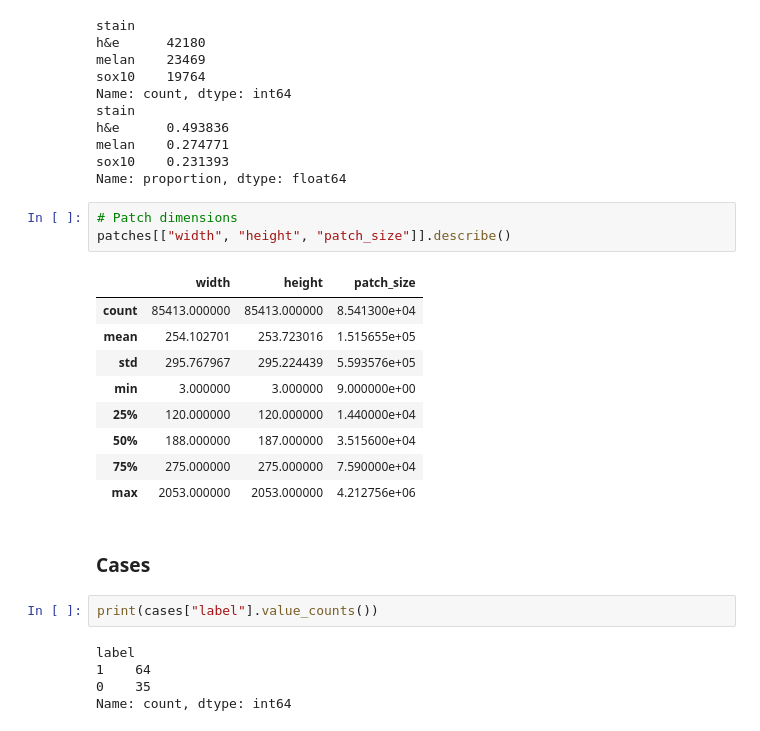
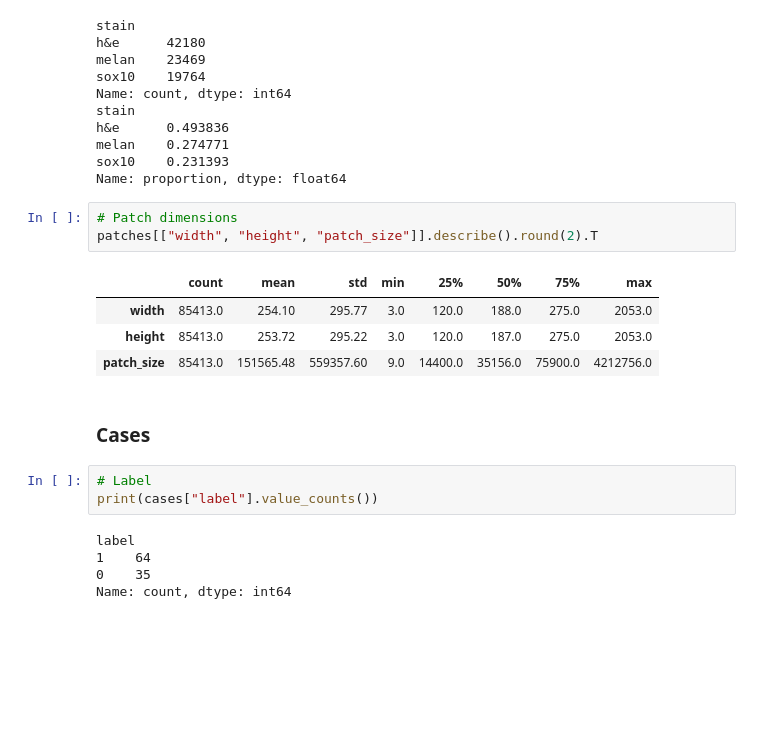
Before and after one commit to arvindkrishna87/Team1_FullStack, a Jupyter notebook: Presentation3/Code1_PatchFeatures_20Nov_Grace/ViewingTables.ipynb, the cells around one changed output. Drawn from its saved outputs; the diff is of its cells as text; blank space fills up the shorter version.

```diff
--- a/Presentation3/Code1_PatchFeatures_20Nov_Grace/ViewingTables.ipynb
+++ b/Presentation3/Code1_PatchFeatures_20Nov_Grace/ViewingTables.ipynb
@@ -144,20 +164,16 @@ sox10    0.231393
 Name: proportion, dtype: float64
 # %%
 # Patch dimensions
-patches[["width", "height", "patch_size"]].describe()
+patches[["width", "height", "patch_size"]].describe().round(2).T
 # %% [output]
-|  | width | height | patch_size |
-| count | 85413.000000 | 85413.000000 | 8.541300e+04 |
-| mean | 254.102701 | 253.723016 | 1.515655e+05 |
-| std | 295.767967 | 295.224439 | 5.593576e+05 |
-| min | 3.000000 | 3.000000 | 9.000000e+00 |
-| 25% | 120.000000 | 120.000000 | 1.440000e+04 |
-| 50% | 188.000000 | 187.000000 | 3.515600e+04 |
-| 75% | 275.000000 | 275.000000 | 7.590000e+04 |
-| max | 2053.000000 | 2053.000000 | 4.212756e+06 |
+|  | count | mean | std | min | 25% | 50% | 75% | max |
+| width | 85413.0 | 254.10 | 295.77 | 3.0 | 120.0 | 188.0 | 275.0 | 2053.0 |
+| height | 85413.0 | 253.72 | 295.22 | 3.0 | 120.0 | 187.0 | 275.0 | 2053.0 |
+| patch_size | 85413.0 | 151565.48 | 559357.60 | 9.0 | 14400.0 | 35156.0 | 75900.0 | 4212756.0 |
 # %% [markdown]
 ### Cases
 # %%
+# Label
 print(cases["label"].value_counts())
 # %% [output]
 label
```
Also changed, not shown: parts of 10 cells of this notebook, 4 other files.
